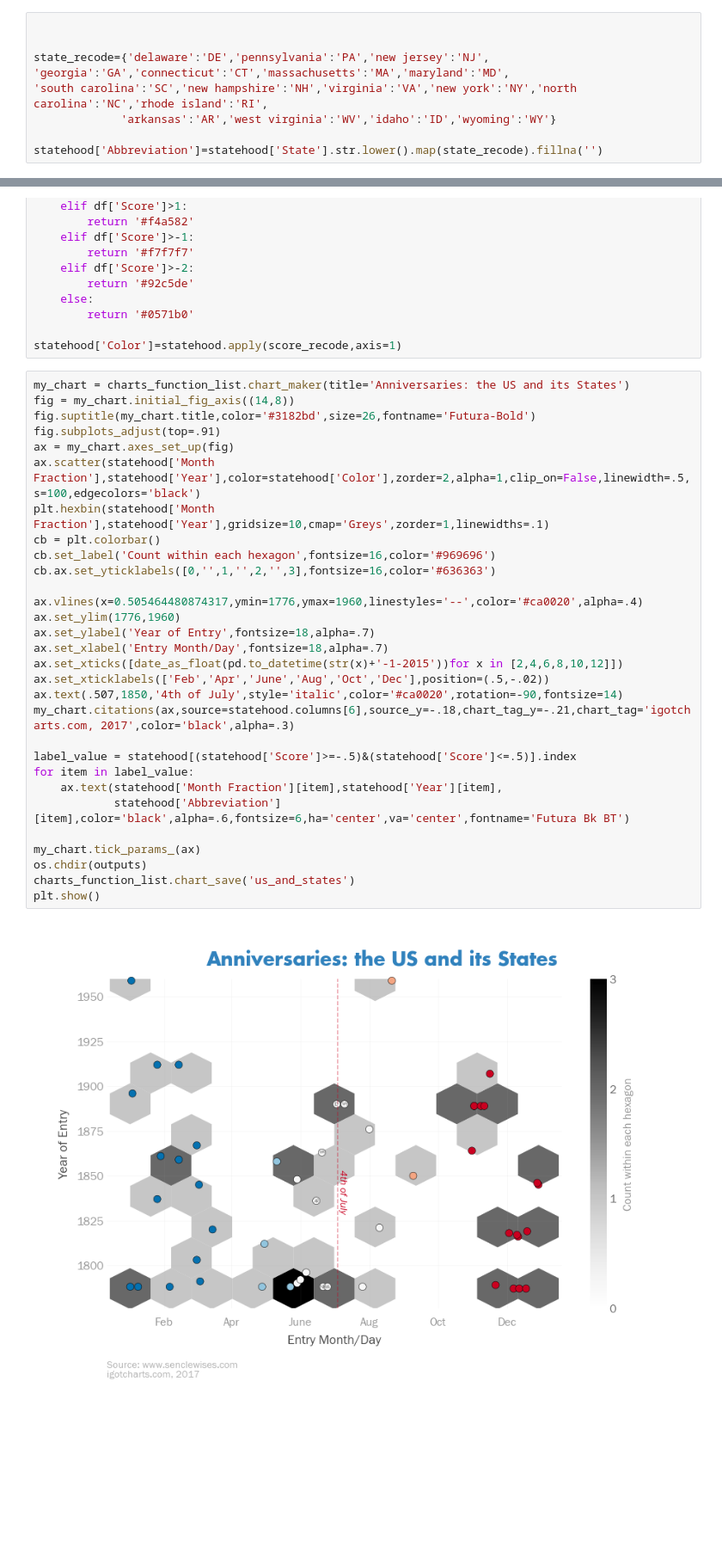
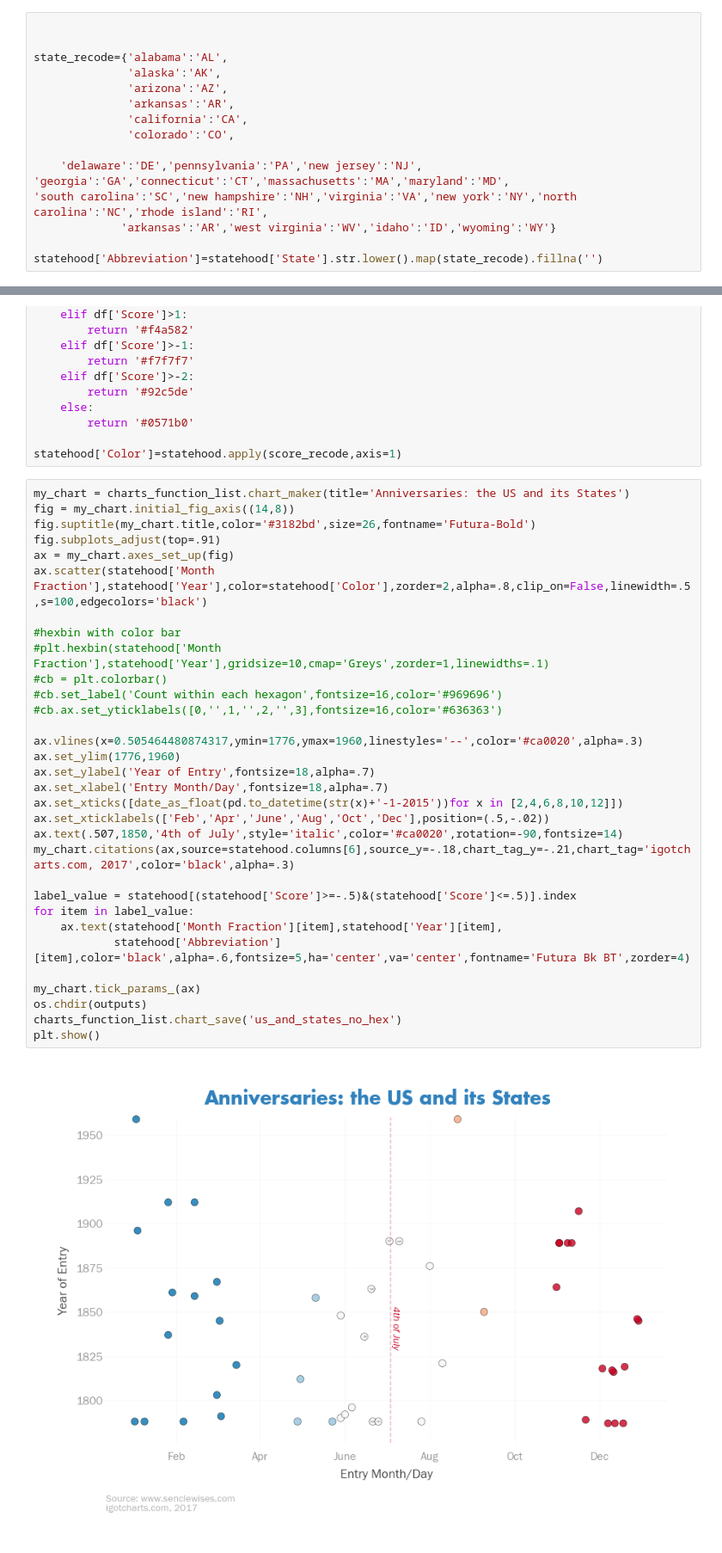
Before and after one commit to igotcharts/charts_and_more_charts, a Jupyter notebook: notebooks/statehood.ipynb, the cells around one changed output, grey strips where cells are left out. Shown at 86% size. Drawn from its saved outputs; the diff is of its cells as text; blank space fills up the shorter version.

```diff
--- a/notebooks/statehood.ipynb
+++ b/notebooks/statehood.ipynb
@@ -15,7 +28,14 @@ statehood = statehood[1:].reset_index(drop=True)
 # %%
 
 
-state_recode={'delaware':'DE','pennsylvania':'PA','new jersey':'NJ',
+state_recode={'alabama':'AL',
+              'alaska':'AK',
+              'arizona':'AZ',
+              'arkansas':'AR',
+              'california':'CA',
+              'colorado':'CO',
+
+    'delaware':'DE','pennsylvania':'PA','new jersey':'NJ',
 'georgia':'GA','connecticut':'CT','massachusetts':'MA','maryland':'MD',
 'south carolina':'SC','new hampshire':'NH','virginia':'VA','new york':'NY','north carolina':'NC','rhode island':'RI',
              'arkansas':'AR','west virginia':'WV','idaho':'ID','wyoming':'WY'}
@@ -56,32 +76,34 @@ statehood['Color']=statehood.apply(score_recode,axis=1)
 # %%
 my_chart = charts_function_list.chart_maker(title='Anniversaries: the US and its States')
 fig = my_chart.initial_fig_axis((14,8))
 fig.suptitle(my_chart.title,color='#3182bd',size=26,fontname='Futura-Bold')
 fig.subplots_adjust(top=.91)
 ax = my_chart.axes_set_up(fig)
-ax.scatter(statehood['Month Fraction'],statehood['Year'],color=statehood['Color'],zorder=2,alpha=1,clip_on=False,linewidth=.5,s=100,edgecolors='black')
-plt.hexbin(statehood['Month Fraction'],statehood['Year'],gridsize=10,cmap='Greys',zorder=1,linewidths=.1)
-cb = plt.colorbar()
-cb.set_label('Count within each hexagon',fontsize=16,color='#969696')
-cb.ax.set_yticklabels([0,'',1,'',2,'',3],fontsize=16,color='#636363')
+ax.scatter(statehood['Month Fraction'],statehood['Year'],color=statehood['Color'],zorder=2,alpha=.8,clip_on=False,linewidth=.5,s=100,edgecolors='black')
 
-ax.vlines(x=0.505464480874317,ymin=1776,ymax=1960,linestyles='--',color='#ca0020',alpha=.4)
+#hexbin with color bar
+#plt.hexbin(statehood['Month Fraction'],statehood['Year'],gridsize=10,cmap='Greys',zorder=1,linewidths=.1)
+#cb = plt.colorbar()
+#cb.set_label('Count within each hexagon',fontsize=16,color='#969696')
+#cb.ax.set_yticklabels([0,'',1,'',2,'',3],fontsize=16,color='#636363')
+
+ax.vlines(x=0.505464480874317,ymin=1776,ymax=1960,linestyles='--',color='#ca0020',alpha=.3)
 ax.set_ylim(1776,1960)
 ax.set_ylabel('Year of Entry',fontsize=18,alpha=.7)
 ax.set_xlabel('Entry Month/Day',fontsize=18,alpha=.7)
 ax.set_xticks([date_as_float(pd.to_datetime(str(x)+'-1-2015'))for x in [2,4,6,8,10,12]])
 ax.set_xticklabels(['Feb','Apr','June','Aug','Oct','Dec'],position=(.5,-.02))
 ax.text(.507,1850,'4th of July',style='italic',color='#ca0020',rotation=-90,fontsize=14)
 my_chart.citations(ax,source=statehood.columns[6],source_y=-.18,chart_tag_y=-.21,chart_tag='igotcharts.com, 2017',color='black',alpha=.3)
 
 label_value = statehood[(statehood['Score']>=-.5)&(statehood['Score']<=.5)].index
 for item in label_value:
     ax.text(statehood['Month Fraction'][item],statehood['Year'][item],
-            statehood['Abbreviation'][item],color='black',alpha=.6,fontsize=6,ha='center',va='center',fontname='Futura Bk BT')
+            statehood['Abbreviation'][item],color='black',alpha=.6,fontsize=5,ha='center',va='center',fontname='Futura Bk BT',zorder=4)
 
 my_chart.tick_params_(ax)
 os.chdir(outputs)
-charts_function_list.chart_save('us_and_states')
+charts_function_list.chart_save('us_and_states_no_hex')
 plt.show()
 # %% [output]
-[figure, old version]
+[figure, new version]
```
Also changed, not shown: parts of 1 cell of this notebook, 2 other files.
